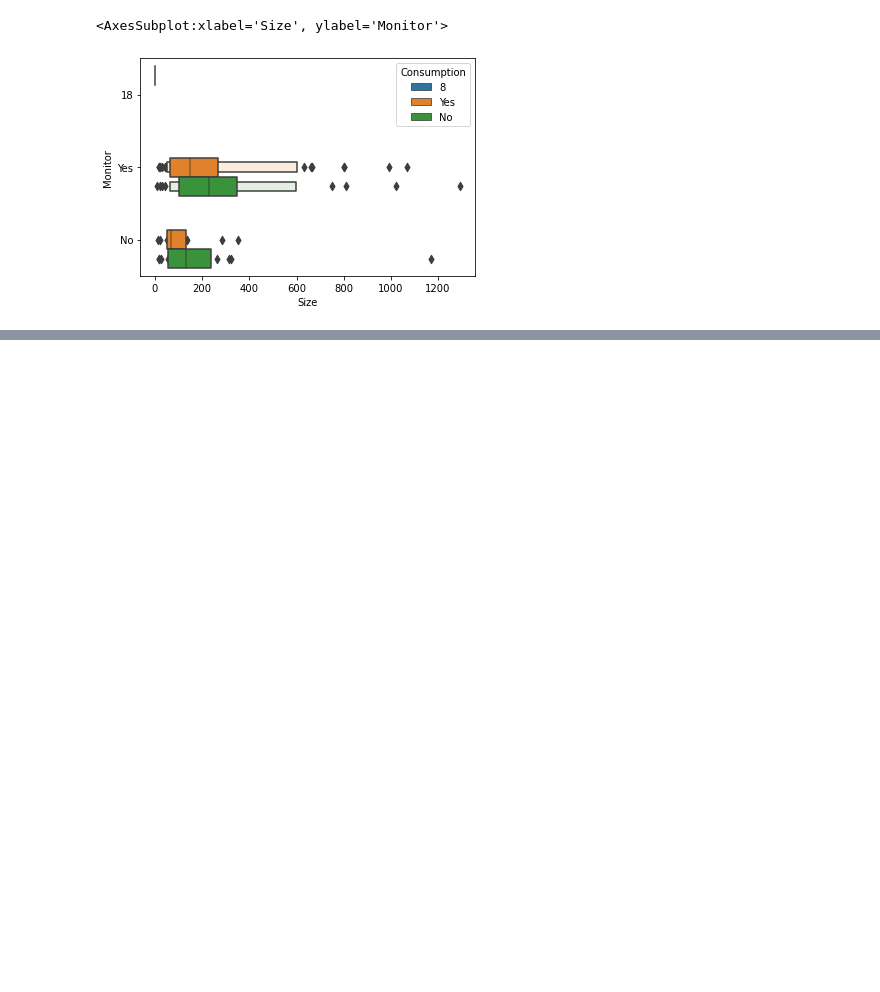
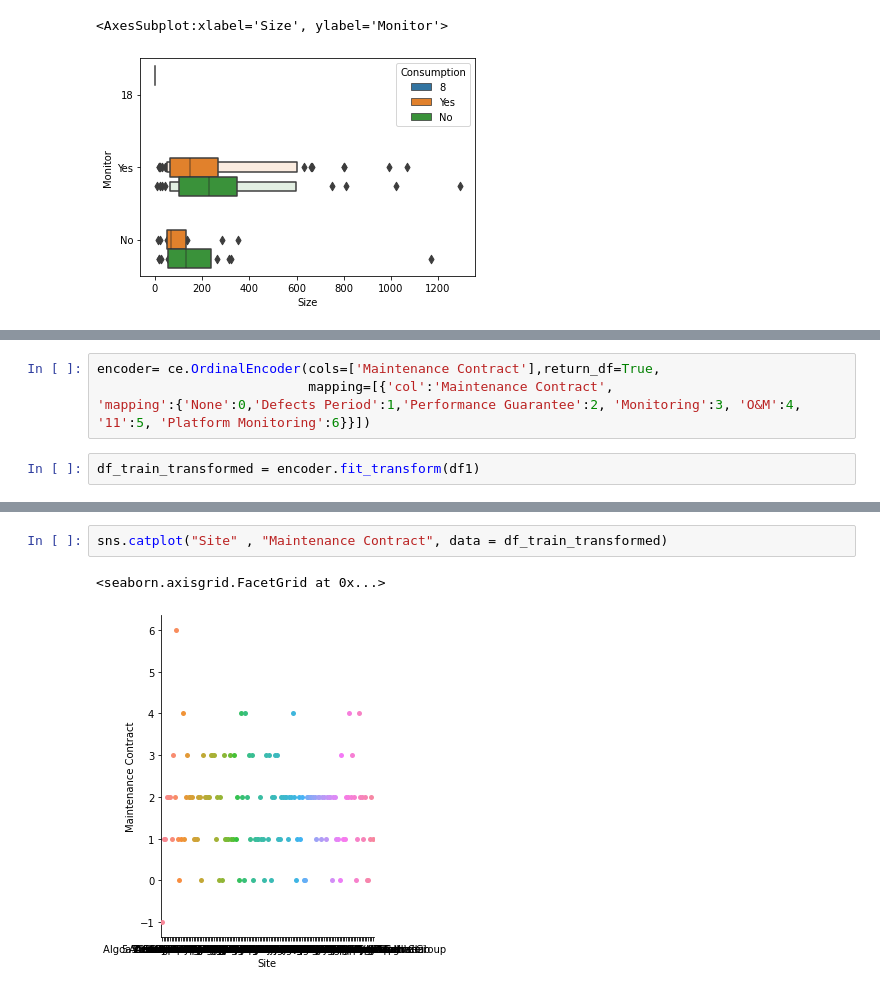
Before and after one commit to ahmadasd1234/Emergent-Energy, a Jupyter notebook: iX internship.ipynb, the cells around one changed output, grey strips where cells are left out. Saved outputs shown, nothing was run; the diff lists cells and outputs as text; blank space fills up the shorter version.

```diff
--- a/iX internship.ipynb
+++ b/iX internship.ipynb
@@ -197,0 +216,6 @@ TypeError: Neither the `x` nor `y` variable appears to be numeric.
+# %%
+encoder= ce.OrdinalEncoder(cols=['Maintenance Contract'],return_df=True,
+                           mapping=[{'col':'Maintenance Contract',
+'mapping':{'None':0,'Defects Period':1,'Performance Guarantee':2, 'Monitoring':3, 'O&M':4, '11':5, 'Platform Monitoring':6}}])
+# %%
+df_train_transformed = encoder.fit_transform(df1)
@@ -197,0 +241,5 @@ TypeError: Neither the `x` nor `y` variable appears to be numeric.
+# %%
+sns.catplot("Site" , "Maintenance Contract", data = df_train_transformed)
+# %% [output]
+<seaborn.axisgrid.FacetGrid at 0x...>
+[figure, added]
```
Also changed, not shown: parts of 9 cells of this notebook.
